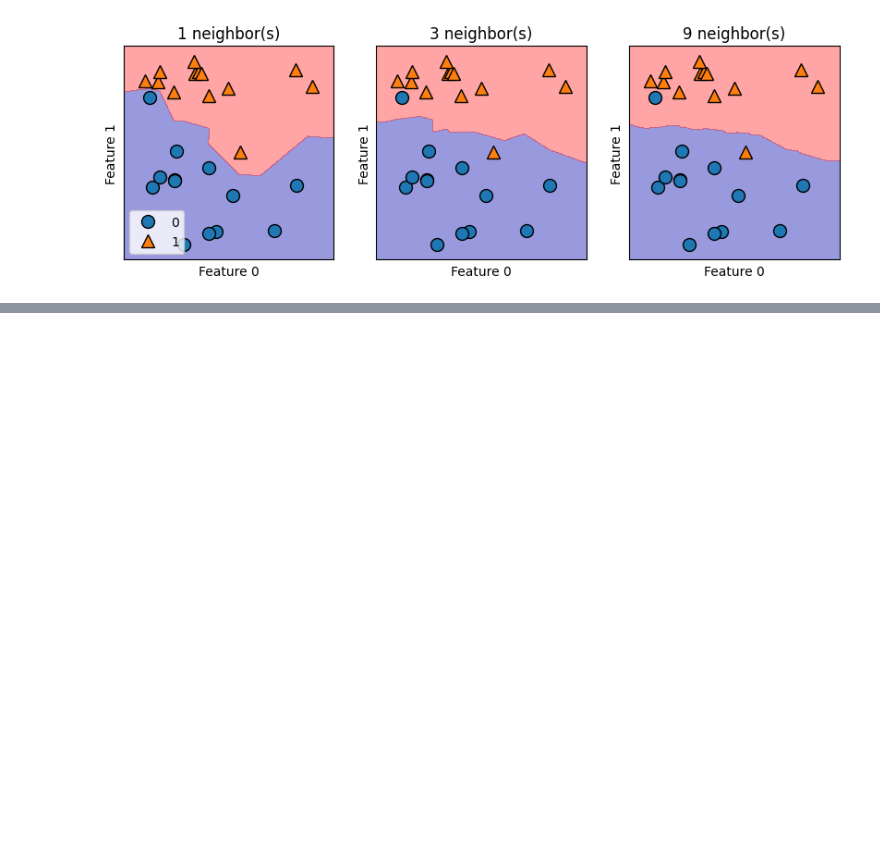
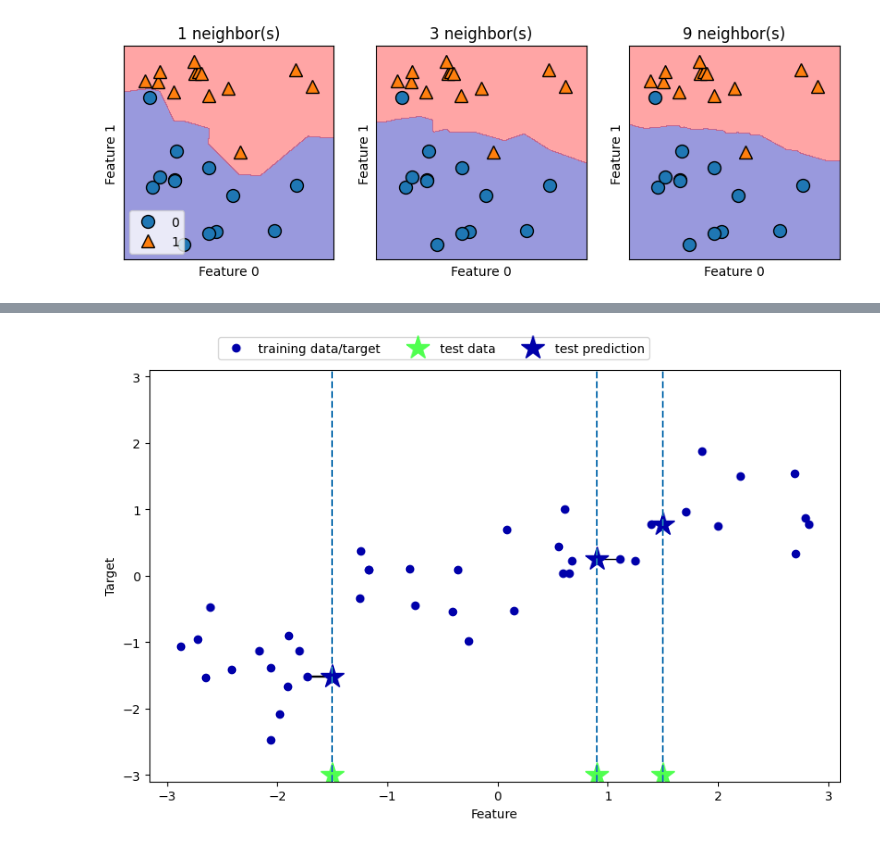
Before and after one commit to Nirajjj11/ml_learning, a Jupyter notebook: supervised_learning/supervised_ml.ipynb, the cells around one changed output, grey strips where cells are left out. Cells and saved outputs as stored; diff of their text form; code cells hidden in the pictures; blank space fills up the shorter version.

```diff
--- a/supervised_learning/supervised_ml.ipynb
+++ b/supervised_learning/supervised_ml.ipynb
@@ -133,0 +226,4 @@ axes[0].legend(loc=3)
+# %%
+mglearn.plots.plot_knn_regression(n_neighbors=1)
+# %% [output]
+[figure, added]
```
Also changed, not shown: parts of 14 cells of this notebook, 1 other file.
